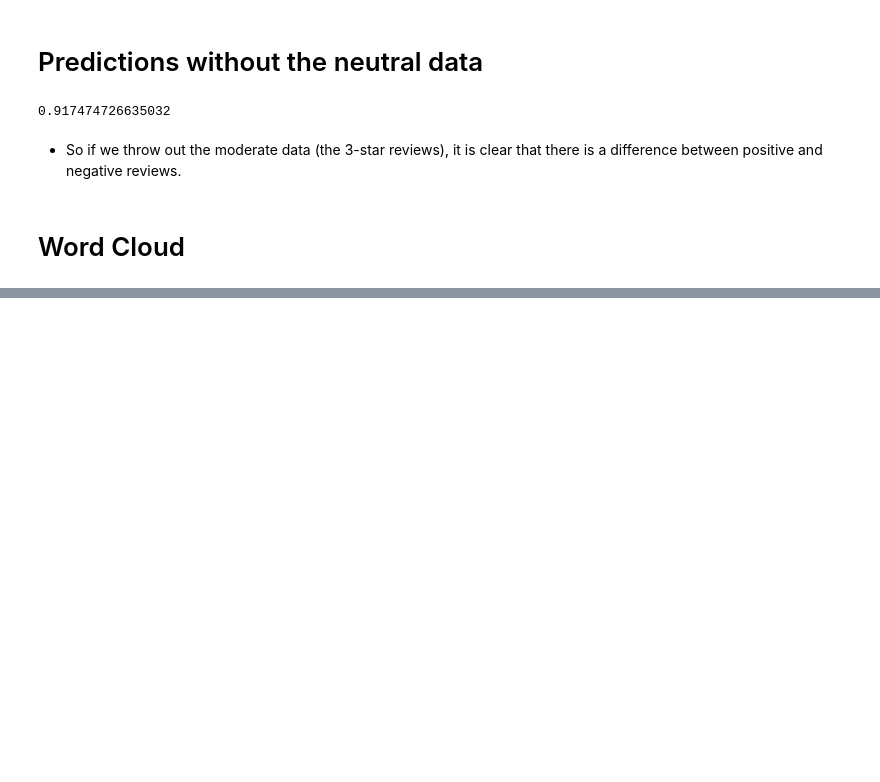
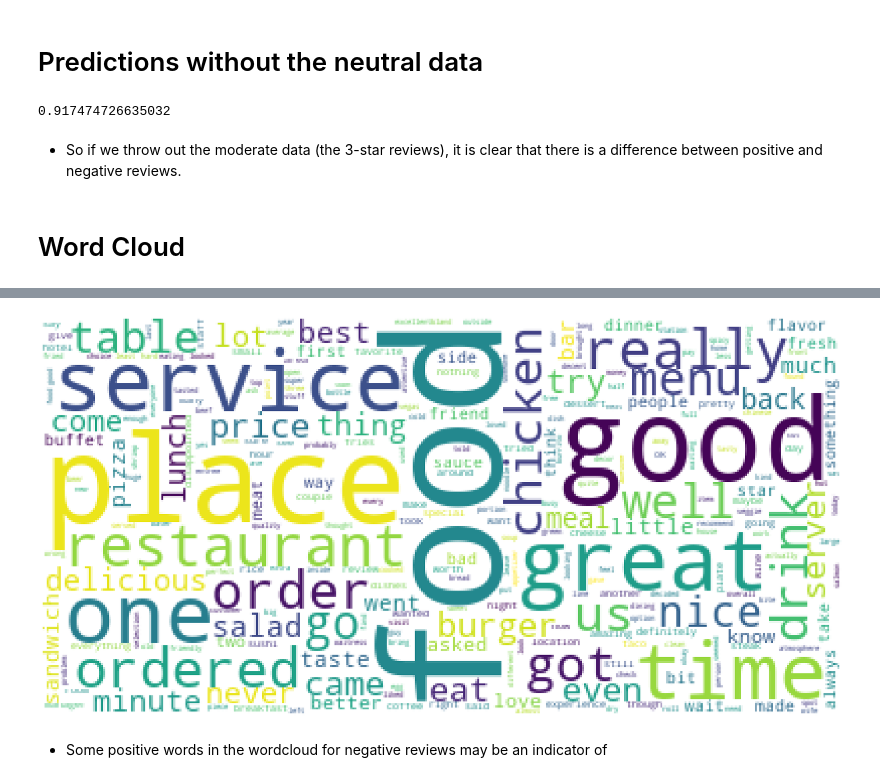
Before and after one commit to kylievo/yelp_reviews, a Jupyter notebook: Percy_Analysis.ipynb, the cells around one changed output, grey strips where cells are left out. Cells and saved outputs as stored; diff of their text form; code cells hidden in the pictures; blank space fills up the shorter version.

```diff
--- a/Percy_Analysis.ipynb
+++ b/Percy_Analysis.ipynb
@@ -165,0 +205,14 @@ print(f1_score)
+# %%
+# stopwords = STOPWORDS
+# stopwords.add('will')
+
+wordcloud = WordCloud(stopwords=stopwords, background_color="white", max_words=1000).generate(cloud_test)
+# %%
+rcParams['figure.figsize'] = 40, 40
+plt.imshow(wordcloud)
+plt.axis("off")
+plt.show()
+# %% [output]
+[figure, added]
+# %% [markdown]
+* Some positive words in the wordcloud for negative reviews may be an indicator of
```
Also changed, not shown: parts of 11 cells of this notebook.
